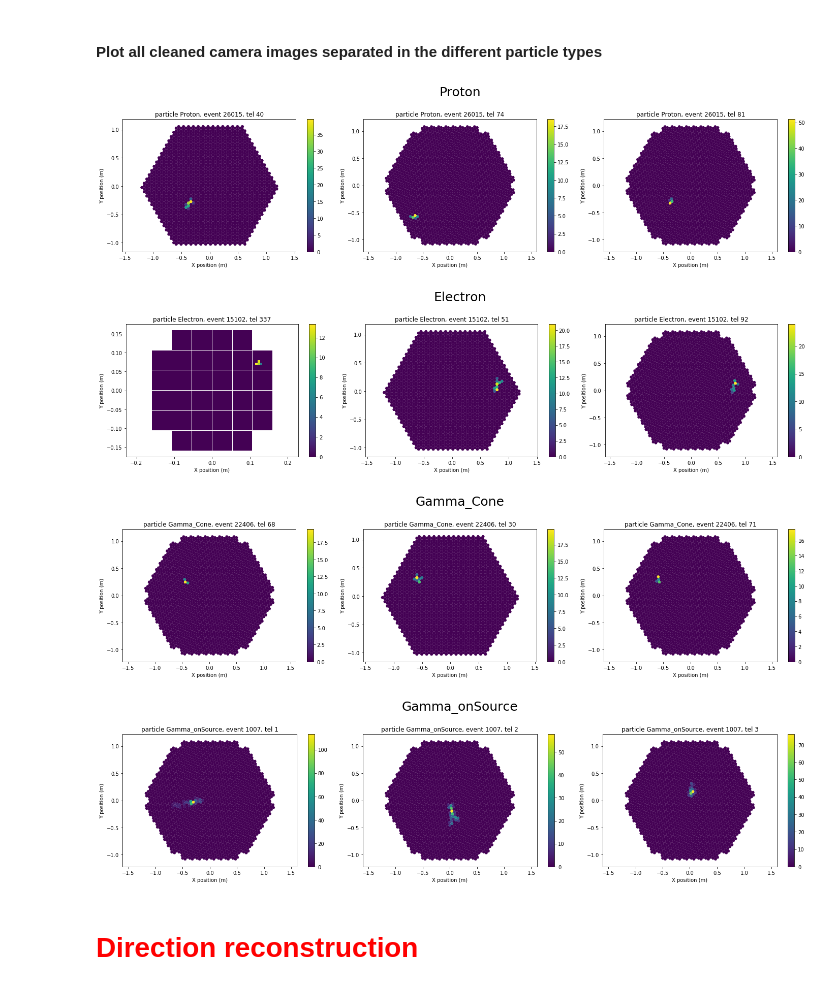
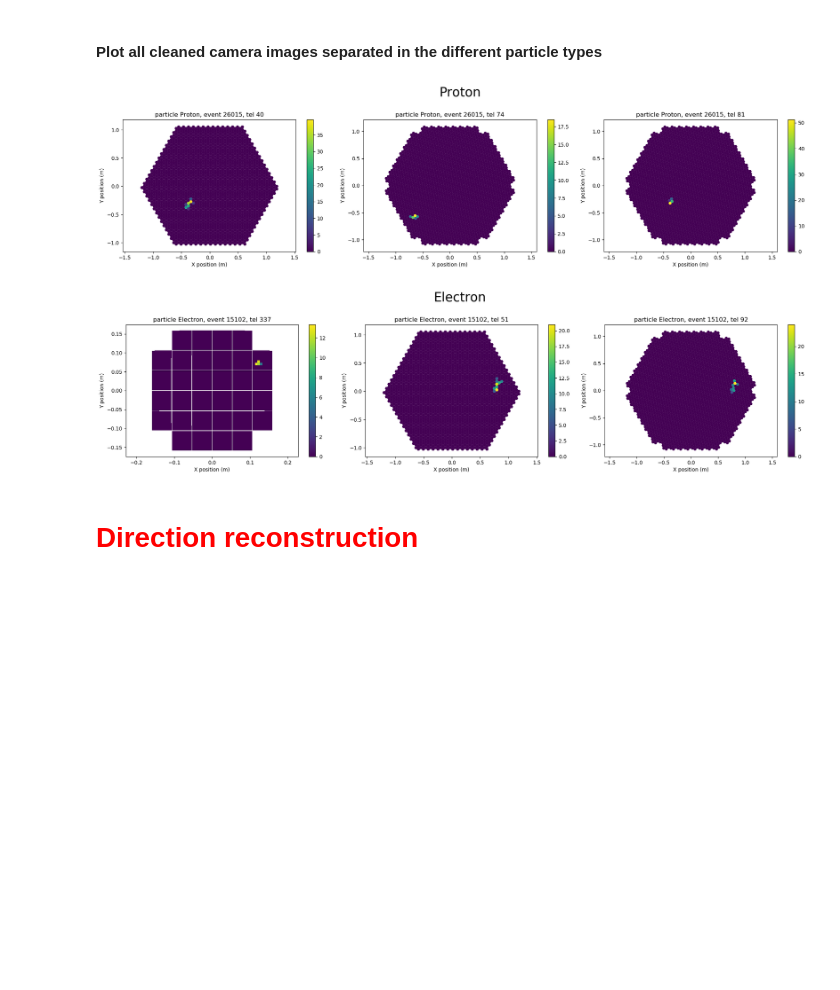
Before and after one commit to mireianievas/konsta_cta, a Jupyter notebook: Notebooks/analysis_ctapipe.ipynb, the cells around one changed output. Cells and saved outputs as stored; diff of their text form; code cells hidden in the pictures; blank space fills up the shorter version.

Commit message:
Adapting to changes in image.py

```diff
--- a/Notebooks/analysis_ctapipe.ipynb
+++ b/Notebooks/analysis_ctapipe.ipynb
@@ -168,0 +142,27 @@ plt.tight_layout()
+# %%
+fig = plt.figure(figsize=[15,7])
+ax1 = fig.add_subplot(111)
+ax1.hist(image1, alpha=0.55, bins=50, color='C0', zorder=1)
+ax1.hist(image1, alpha=1, bins=50, color='C0', histtype='step', stacked=True, linewidth=2, zorder=1)
+
+ax2 = ax1.twiny()
+ax2.hist(image2, alpha=0.55, bins=50, color='C1', zorder=1)
+ax2.hist(image2, alpha=1, bins=50, color='C1', histtype='step', stacked=True, linewidth=2, zorder=1)
+
+ax1.axvline(7, color='grey', linewidth=3, linestyle='--', zorder=0)
+ax1.axvline(4, color='grey', linewidth=3, linestyle='--', zorder=0)
+
+ax1.set_xlabel("PE for HESSIOR1Calibrator", color='C0', fontsize=15)
+ax2.set_xlabel("PE for CameraCallibrator", color='C1', fontsize=15)
+
+ax1.set_ylabel('Number of Pixels', fontsize=15)
+
+title = "Comparison of standard CameraCallibrator to usage of HESSIOR1Calibrator"
+plt.text(0.5, 1.12, title,
+         horizontalalignment='center',
+         fontsize=20,
+         transform = ax2.transAxes)
+plt.style.use(['default'])
+ax1.semilogy()
+
+plt.tight_layout()
@@ -213,45 +215,43 @@ for particle in [protons, electrons, gamma_cone, gamma_onSource]:
         rows = math.ceil(images.n_images_after_cleaning[particle.datatype]/3)
         # keys of the dictionary belonging to this particle type
         keys_for_particle = enumerate(np.arange(0,len(keys))[keys[:,0]==particle.datatype])
-    elif math.ceil(images.n_clean_images[particle.datatype]/3) <= max_rows:
+    elif math.ceil(images.sum_clean_images[particle.datatype]/3) <= max_rows:
         # in case of number of images is smaler than 3*max_rows,
         # use the actual needed number of rows for the plot
-        rows = math.ceil(images.n_clean_images[particle.datatype]/3)
+        rows = math.ceil(images.sum_clean_images[particle.datatype]/3)
         keys_for_particle = enumerate(np.arange(0,len(keys))[keys[:,0]==particle.datatype])
     else:
         rows = max_rows
         # if max_rows is relevant plot only first 3 * max_row images
         keys_for_particle = enumerate(np.arange(0,len(keys))[keys[:,0]==particle.datatype][0:(rows*3)])
 
     # Generate one plot for each particle type
     fig = plt.figure(figsize=[20,1+8*rows])
 
     for k, i in keys_for_particle:
         image = images.clean_images[keys[i,0], int(keys[i,1]), int(keys[i,2])]
 
-        hillas_moments = images.hillas_moments[keys[i,0], int(keys[i,1]), int(keys[i,2])]
+#        hillas_moments = images.hillas_moments[keys[i,0], int(keys[i,1]), int(keys[i,2])]
         geom = geoms[int(keys[i,2])]
         # setub the subplots
 
         plt.subplot(2*rows,3,k+1)
         title="particle {}, event {}, tel {}".format(keys[i,0], keys[i,1], keys[i,2])
         # Plot the images
         disp = CameraDisplay(geom, image=image, title=title)
         disp.cmap = plt.cm.viridis
         disp.add_colorbar()
         #disp.overlay_moments(hillas_moments, color='red', linewidth=3)
 
     plt.suptitle(particle.datatype, fontsize=25)
     plt.tight_layout()
     # Adjust space for suptitle
     fig.subplots_adjust(top = 1 - (0.12 / rows**(1.1/2))  )
     plt.show()
     plt.close()
 # %% [output]
 [figure]
-[figure, old version]
+[figure, new version]
-[figure, removed]
-[figure, removed]
 # %% [markdown]
 # <span style="color:red">  Direction reconstruction </span>
 # %% [markdown]
```
Also changed, not shown: parts of 6 cells of this notebook.
